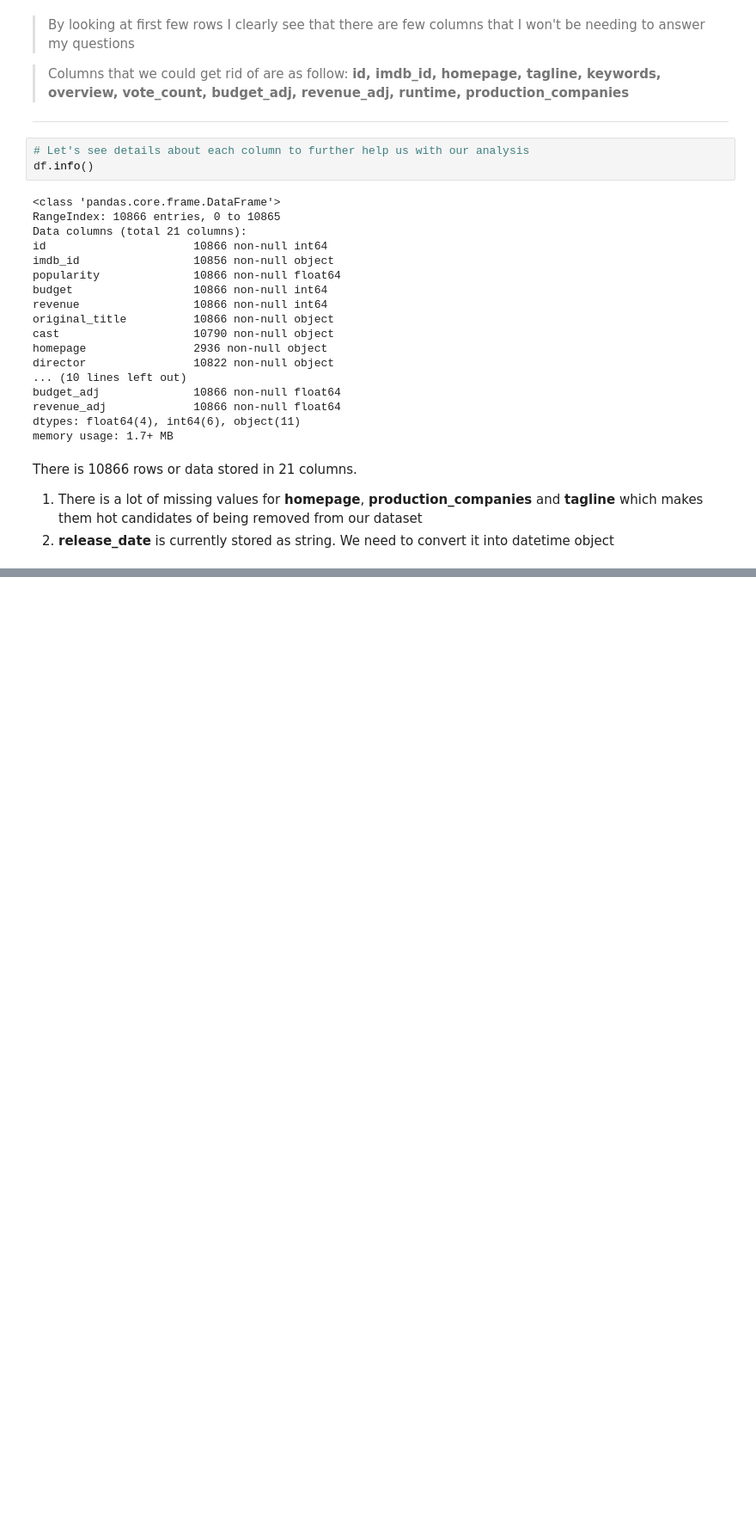
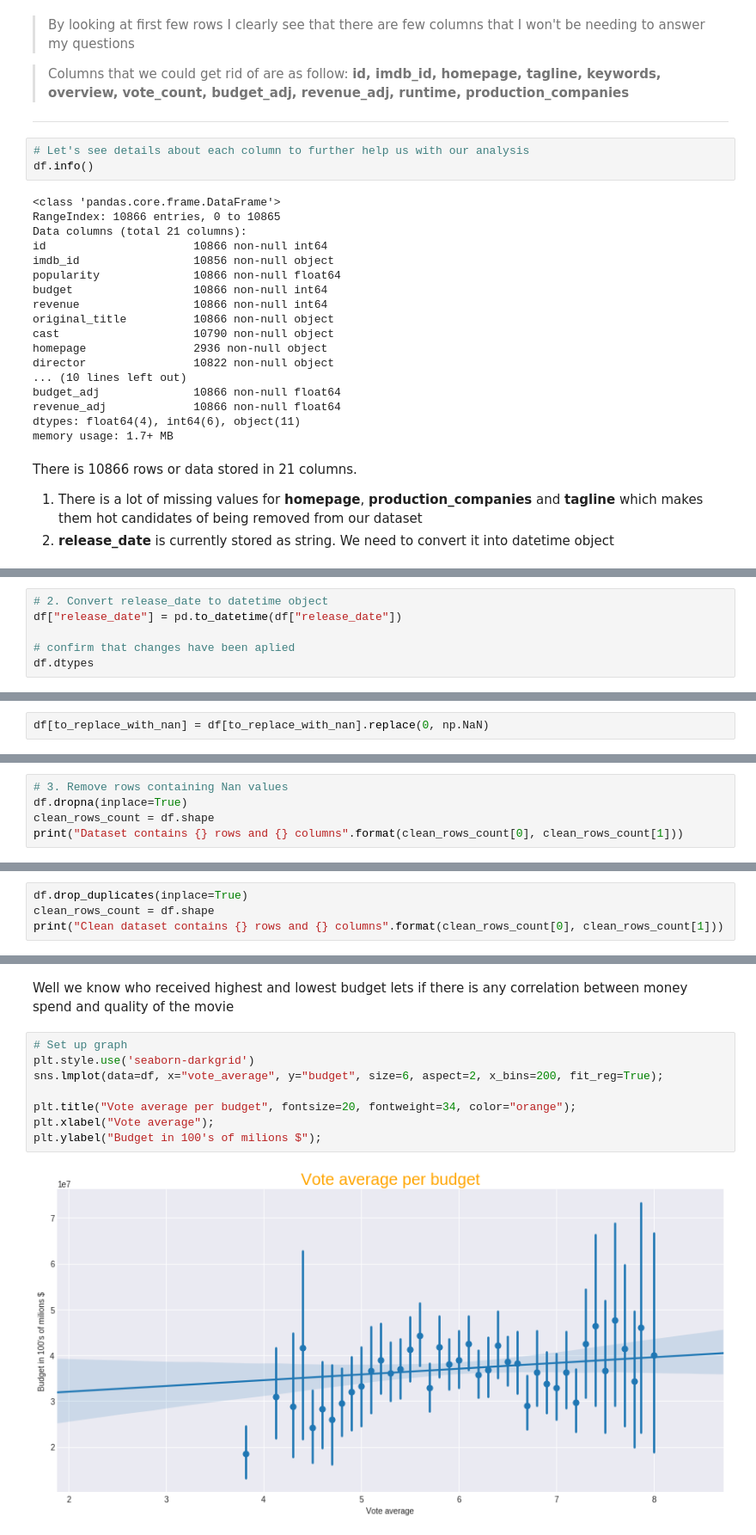
Before and after one commit to pe1te3son/investigate_dataset_p3, a Jupyter notebook: Investigate_a_Dataset.ipynb, the cells around one changed output, grey strips where cells are left out. Shown: that part at 86% size. Saved outputs shown, nothing was run; the diff lists cells and outputs as text; blank space fills up the shorter version.

```diff
--- a/Investigate_a_Dataset.ipynb
+++ b/Investigate_a_Dataset.ipynb
@@ -171,0 +158,6 @@ call(['python', '-m', 'nbconvert', 'Investigate_a_Dataset1.ipynb'])
+# %%
+# 2. Convert release_date to datetime object
+df["release_date"] = pd.to_datetime(df["release_date"])
+
+# confirm that changes have been aplied
+df.dtypes
@@ -171,0 +181,2 @@ call(['python', '-m', 'nbconvert', 'Investigate_a_Dataset1.ipynb'])
+# %%
+df[to_replace_with_nan] = df[to_replace_with_nan].replace(0, np.NaN)
@@ -171,0 +200,5 @@ call(['python', '-m', 'nbconvert', 'Investigate_a_Dataset1.ipynb'])
+# %%
+# 3. Remove rows containing Nan values
+df.dropna(inplace=True)
+clean_rows_count = df.shape
+print("Dataset contains {} rows and {} columns".format(clean_rows_count[0], clean_rows_count[1]))
@@ -171,0 +217,4 @@ call(['python', '-m', 'nbconvert', 'Investigate_a_Dataset1.ipynb'])
+# %%
+df.drop_duplicates(inplace=True)
+clean_rows_count = df.shape
+print("Clean dataset contains {} rows and {} columns".format(clean_rows_count[0], clean_rows_count[1]))
@@ -171,0 +255,12 @@ call(['python', '-m', 'nbconvert', 'Investigate_a_Dataset1.ipynb'])
+# %% [markdown]
+Well we know who received highest and lowest budget lets if there is any correlation between money spend and quality of the movie
+# %%
+# Set up graph
+plt.style.use('seaborn-darkgrid')
+sns.lmplot(data=df, x="vote_average", y="budget", size=6, aspect=2, x_bins=200, fit_reg=True);
+
+plt.title("Vote average per budget", fontsize=20, fontweight=34, color="orange");
+plt.xlabel("Vote average");
+plt.ylabel("Budget in 100's of milions $");
+# %% [output]
+[figure, added]
```
Also changed, not shown: parts of 53 cells of this notebook, 2 other files.
